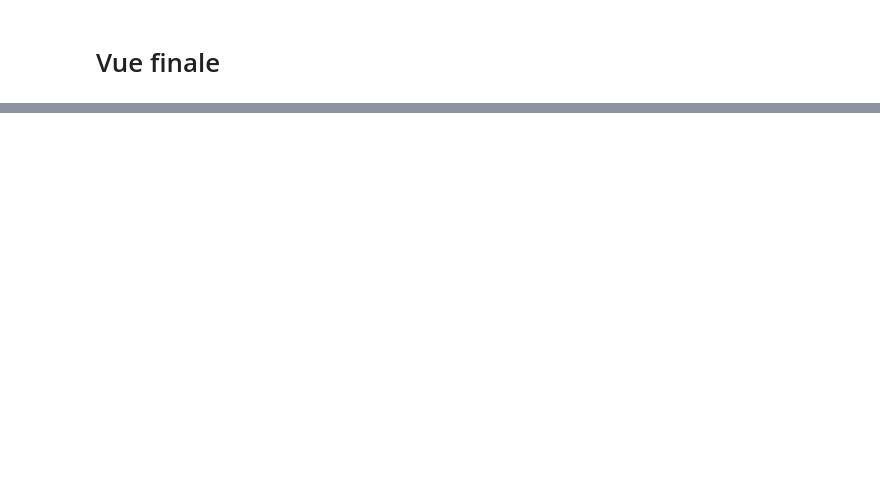
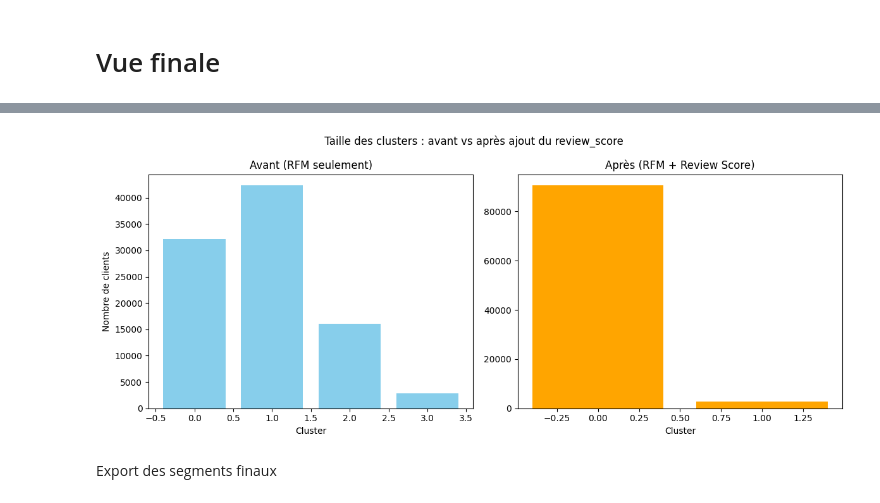
Before and after one commit to LudGold/P04_Segmenter_Clients_E-Commerce, a Jupyter notebook: Notebook_Modelisation.ipynb, the cells around one changed output, grey strips where cells are left out. Drawn from its saved outputs; the diff is of its cells as text; code cells hidden in the pictures; blank space fills up the shorter version.

```diff
--- a/Notebook_Modelisation.ipynb
+++ b/Notebook_Modelisation.ipynb
@@ -964 +885,43 @@ plt.show()
+# %%
+
+# === Données avant (RFM seul) ===
+rfm = pd.DataFrame({
+    'cluster': [0, 1, 2, 3],
+    'n_clients': [32201, 42323, 16033, 2801],
+    'R_med': [254, 269, 37, 199],
+    'F_med': [1, 1, 1, 2],
+    'M_med': [199.27, 65.84, 103.89, 225.55],
+})
+
+# === Données après (RFM + review_score) ===
+rfm_ext = pd.DataFrame({
+    'cluster': [0, 1],
+    'n_clients': [90557, 2801],
+    'R_med': [219, 199],
+    'F_med': [1, 2],
+    'M_med': [105.38, 225.55],
+    'review_score_med': [5.00, 4.67],
+})
+
+
+# Taille des clusters
+
+fig, ax = plt.subplots(1, 2, figsize=(12, 5))
+
+ax[0].bar(rfm['cluster'], rfm['n_clients'], color='skyblue')
+ax[0].set_title("Avant (RFM seulement)")
+ax[0].set_xlabel("Cluster")
+ax[0].set_ylabel("Nombre de clients")
+
+ax[1].bar(rfm_ext['cluster'], rfm_ext['n_clients'], color='orange')
+ax[1].set_title("Après (RFM + Review Score)")
+ax[1].set_xlabel("Cluster")
+
+plt.suptitle(" Taille des clusters : avant vs après ajout du review_score")
+plt.tight_layout()
+plt.show()
+# %% [output]
+[figure, added]
+# %% [markdown]
+Export des segments finaux
 # %%
```
Also changed, not shown: parts of 19 cells of this notebook, 5 other files.
